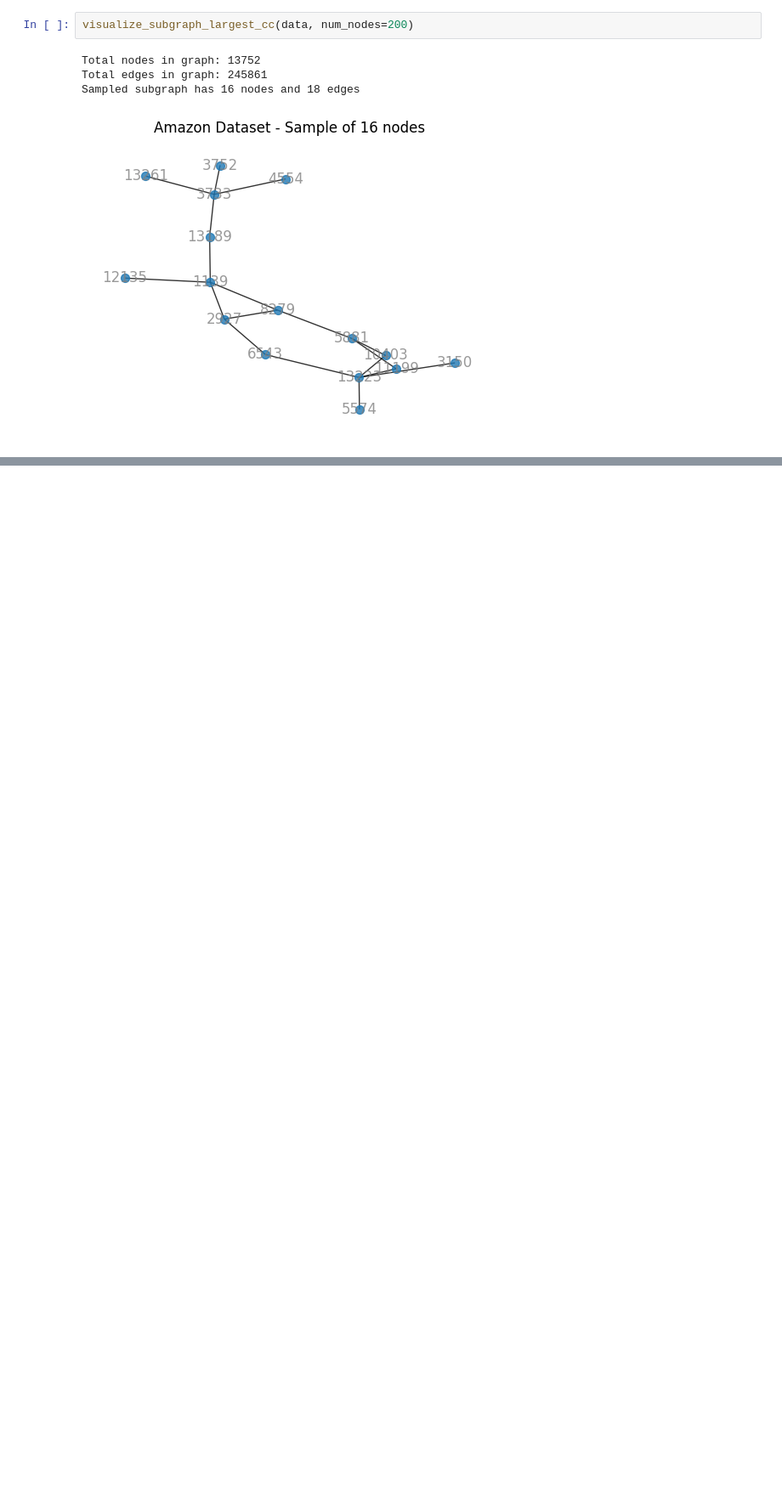
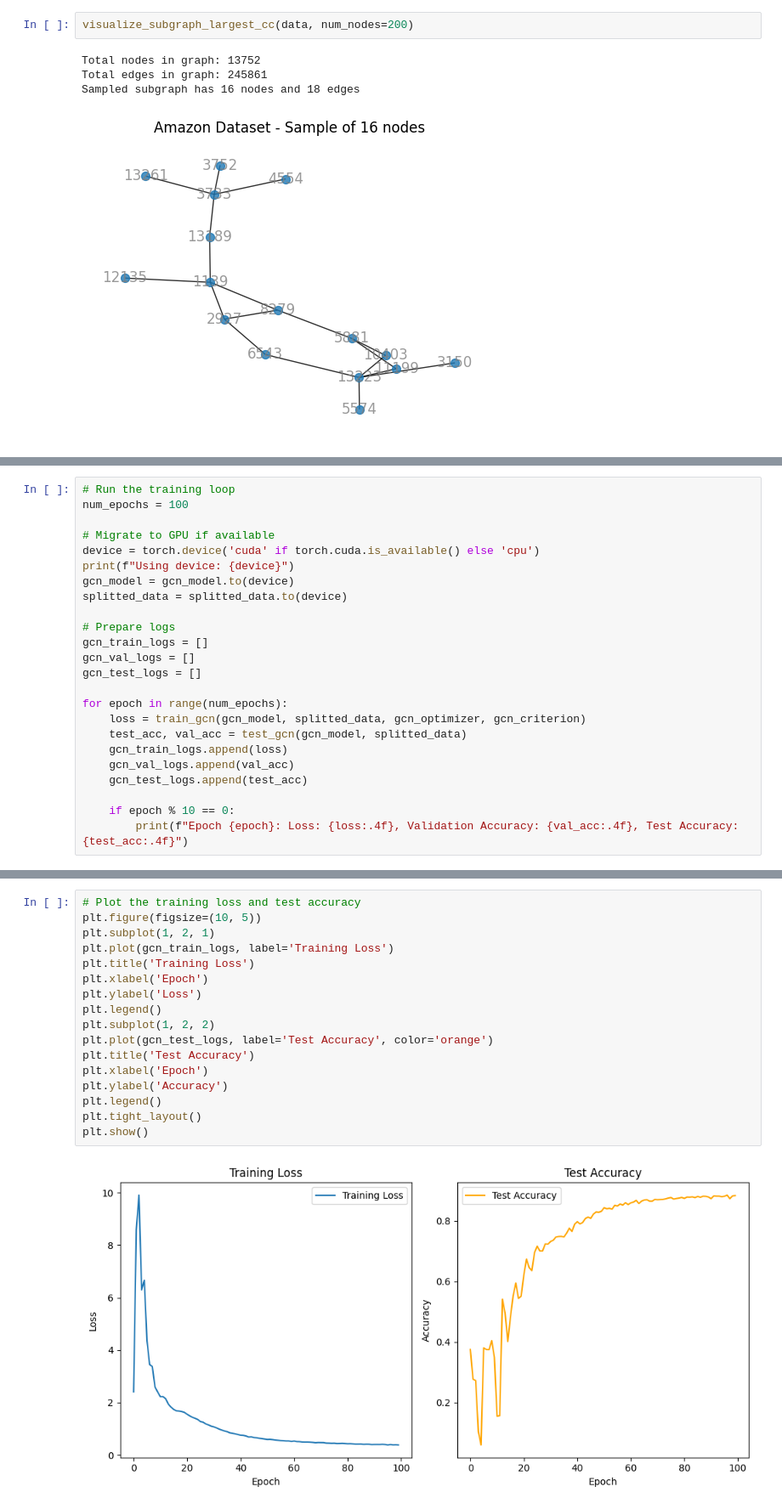
Before and after one commit to ut-vision/30min-of-deep-learning, a Jupyter notebook: 12_Graph_Neural_Networks/index.ipynb, the cells around one changed output, grey strips where cells are left out. Shown at 85% size. Cells and saved outputs as stored; diff of their text form; blank space fills up the shorter version.

Commit message:
gcn training complete

```diff
--- a/12_Graph_Neural_Networks/index.ipynb
+++ b/12_Graph_Neural_Networks/index.ipynb
@@ -148,0 +244,24 @@ Sampled subgraph has 16 nodes and 18 edges
+# %%
+# Run the training loop
+num_epochs = 100
+
+# Migrate to GPU if available
+device = torch.device('cuda' if torch.cuda.is_available() else 'cpu')
+print(f"Using device: {device}")
+gcn_model = gcn_model.to(device)
+splitted_data = splitted_data.to(device)
+
+# Prepare logs
+gcn_train_logs = []
+gcn_val_logs = []
+gcn_test_logs = []
+
+for epoch in range(num_epochs):
+    loss = train_gcn(gcn_model, splitted_data, gcn_optimizer, gcn_criterion)
+    test_acc, val_acc = test_gcn(gcn_model, splitted_data)
+    gcn_train_logs.append(loss)
+    gcn_val_logs.append(val_acc)
+    gcn_test_logs.append(test_acc)
+
+    if epoch % 10 == 0:
+        print(f"Epoch {epoch}: Loss: {loss:.4f}, Validation Accuracy: {val_acc:.4f}, Test Accuracy: {test_acc:.4f}")
@@ -148,0 +280,19 @@ Sampled subgraph has 16 nodes and 18 edges
+# %%
+# Plot the training loss and test accuracy
+plt.figure(figsize=(10, 5))
+plt.subplot(1, 2, 1)
+plt.plot(gcn_train_logs, label='Training Loss')
+plt.title('Training Loss')
+plt.xlabel('Epoch')
+plt.ylabel('Loss')
+plt.legend()
+plt.subplot(1, 2, 2)
+plt.plot(gcn_test_logs, label='Test Accuracy', color='orange')
+plt.title('Test Accuracy')
+plt.xlabel('Epoch')
+plt.ylabel('Accuracy')
+plt.legend()
+plt.tight_layout()
+plt.show()
+# %% [output]
+[figure, added]
```
Also changed, not shown: parts of 14 cells of this notebook.
